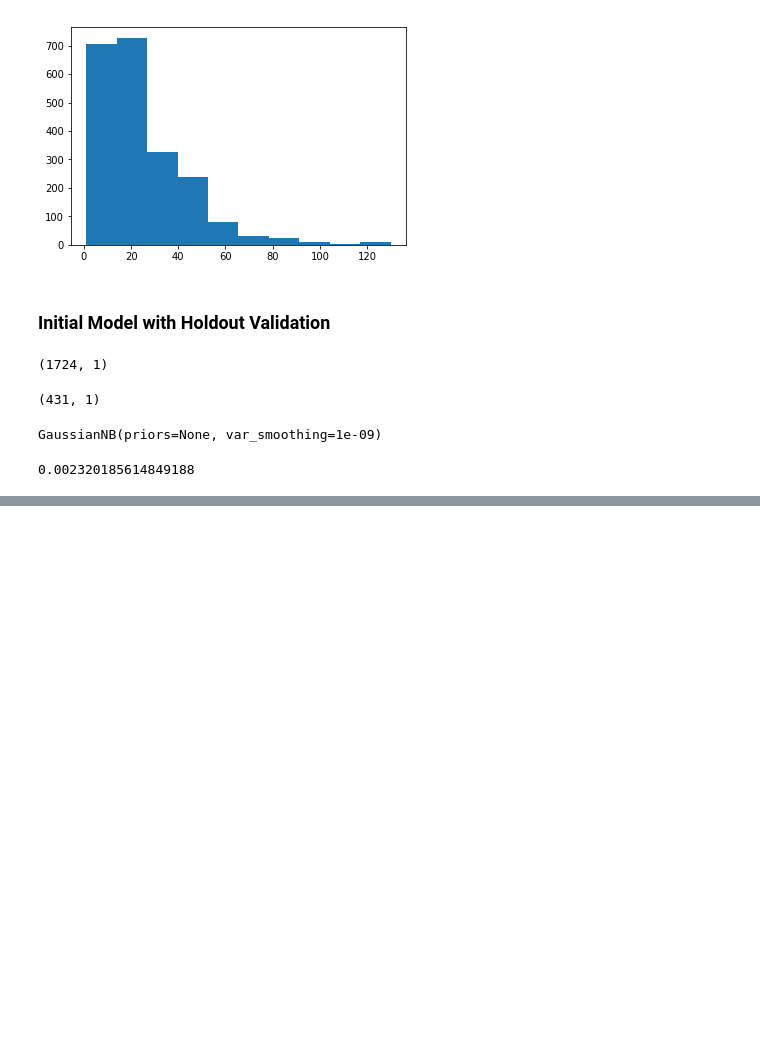
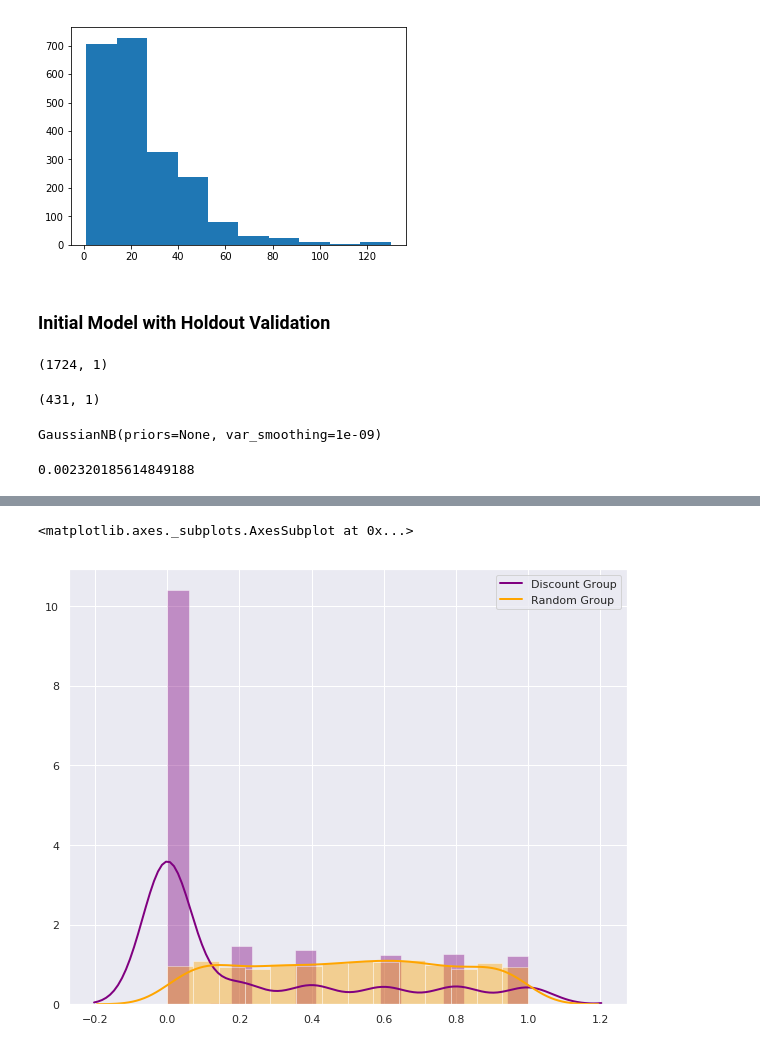
Before and after one commit to MagicMilly/dsc-2-final-project-online-ds-ft-100118, a Jupyter notebook: student.ipynb, the cells around one changed output, grey strips where cells are left out. Drawn from its saved outputs; the diff is of its cells as text; code cells hidden in the pictures; blank space fills up the shorter version.

```diff
--- a/student.ipynb
+++ b/student.ipynb
@@ -267,0 +310,2 @@ accuracy_score(Y_test, Y_pred)
+# %%
+experimental = trans_dq_df[['Discount']]
@@ -267,0 +322,2 @@ accuracy_score(Y_test, Y_pred)
+# %%
+control_randos = np.random.rand(2155,1)
@@ -267,0 +328,7 @@ accuracy_score(Y_test, Y_pred)
+# %%
+sns.set(rc={'figure.figsize':(10,8)})
+sns.distplot(experimental, color='purple', kde_kws={"color": "purple", "lw": 2, "label": "Discount Group"})
+sns.distplot(control_randos, color='orange', kde_kws={"color": "orange", "lw": 2, "label": "Random Group"})
+# %% [output]
+<matplotlib.axes._subplots.AxesSubplot at 0x...>
+[figure, added]
```
Also changed, not shown: parts of 14 cells of this notebook.
